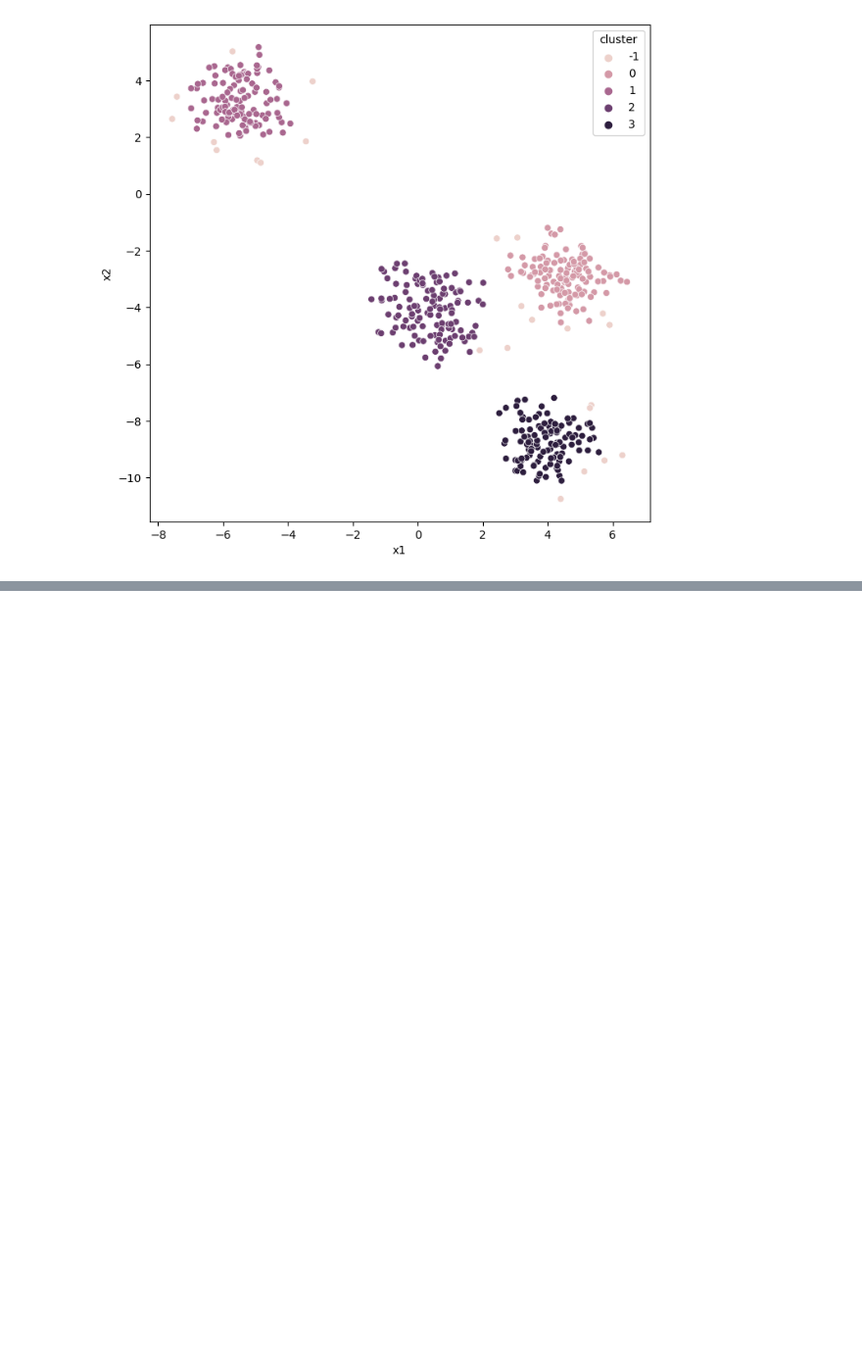
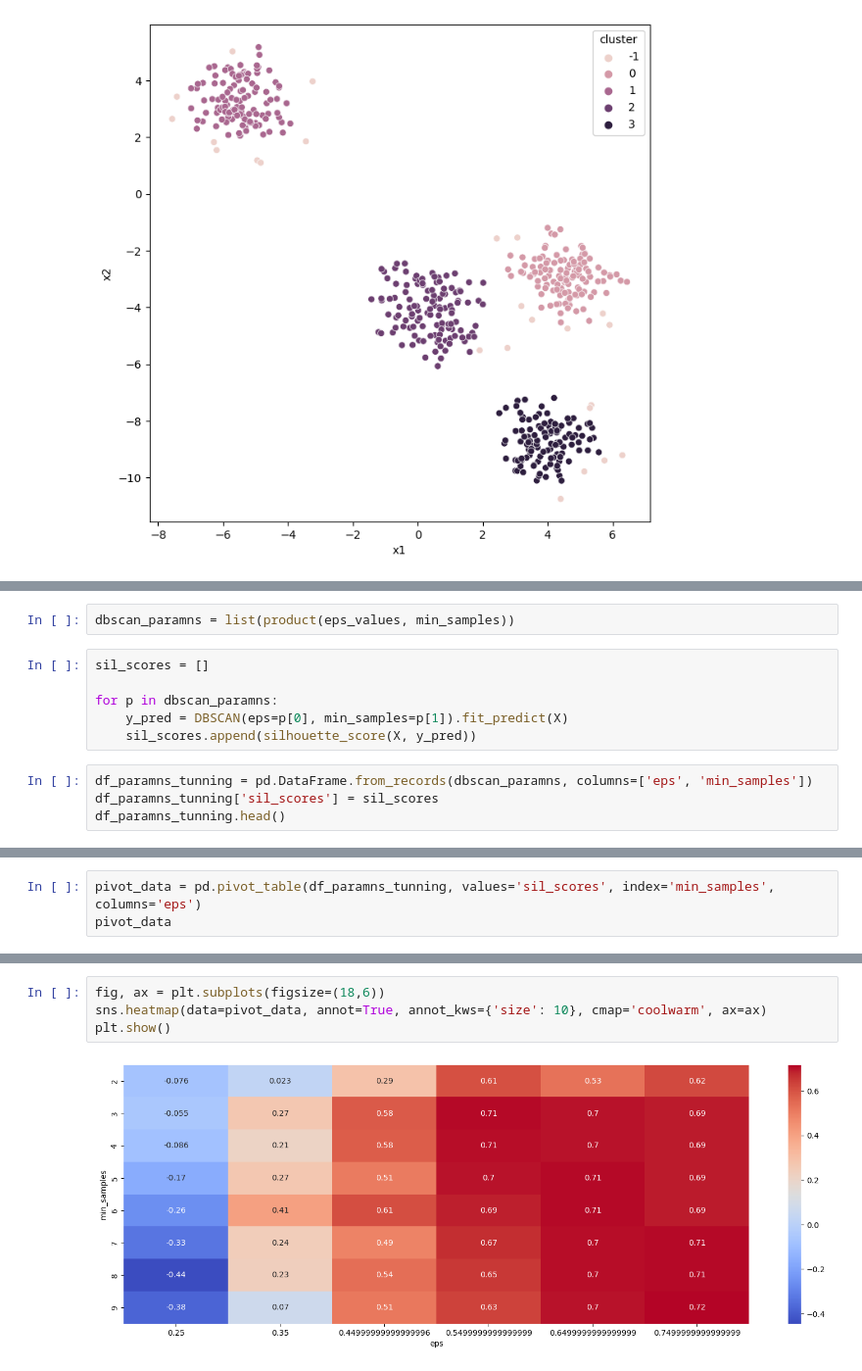
Before and after one commit to ArnolPlazas/clustering, a Jupyter notebook: 4_dbscan.ipynb, the cells around one changed output, grey strips where cells are left out. Shown at 98% size. Drawn from its saved outputs; the diff is of its cells as text; blank space fills up the shorter version.

```diff
--- a/4_dbscan.ipynb
+++ b/4_dbscan.ipynb
@@ -112,0 +140,12 @@ plt.show()
+# %%
+dbscan_paramns = list(product(eps_values, min_samples))
+# %%
+sil_scores = []
+
+for p in dbscan_paramns:
+    y_pred = DBSCAN(eps=p[0], min_samples=p[1]).fit_predict(X)
+    sil_scores.append(silhouette_score(X, y_pred))
+# %%
+df_paramns_tunning = pd.DataFrame.from_records(dbscan_paramns, columns=['eps', 'min_samples'])
+df_paramns_tunning['sil_scores'] = sil_scores
+df_paramns_tunning.head()
@@ -112,0 +159,3 @@ plt.show()
+# %%
+pivot_data = pd.pivot_table(df_paramns_tunning, values='sil_scores', index='min_samples', columns='eps')
+pivot_data
@@ -112,0 +173,6 @@ plt.show()
+# %%
+fig, ax = plt.subplots(figsize=(18,6))
+sns.heatmap(data=pivot_data, annot=True, annot_kws={'size': 10}, cmap='coolwarm', ax=ax)
+plt.show()
+# %% [output]
+[figure, added]
```
Also changed, not shown: parts of 9 cells of this notebook.
